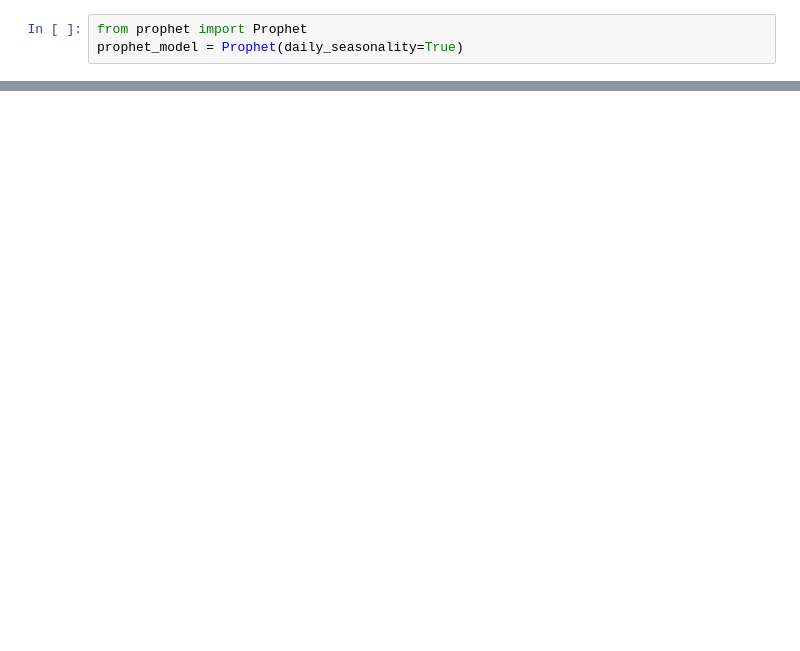
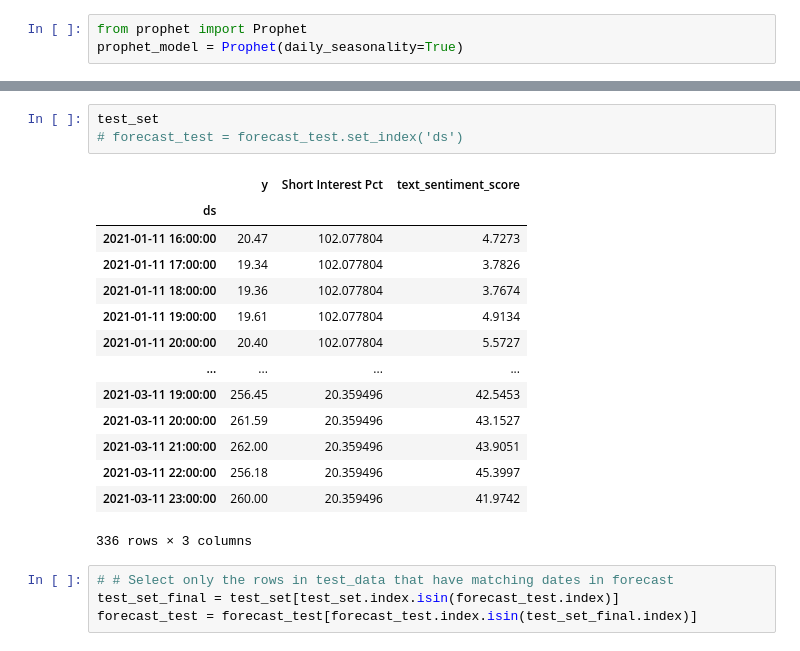
Before and after one commit to SaberQ19/socioPhysics_DiamondHands, a Jupyter notebook: StocksAndPosts.ipynb, the cells around one changed output, grey strips where cells are left out. Saved outputs shown, nothing was run; the diff lists cells and outputs as text; blank space fills up the shorter version.

```diff
--- a/StocksAndPosts.ipynb
+++ b/StocksAndPosts.ipynb
@@ -304,0 +591,22 @@ figure2 = prophet_model.plot_components(forecast)
+# %%
+test_set
+# forecast_test = forecast_test.set_index('ds')
+# %% [output]
+|  | y | Short Interest Pct | text_sentiment_score |
+| ds |  |  |  |
+| 2021-01-11 16:00:00 | 20.47 | 102.077804 | 4.7273 |
+| 2021-01-11 17:00:00 | 19.34 | 102.077804 | 3.7826 |
+| 2021-01-11 18:00:00 | 19.36 | 102.077804 | 3.7674 |
+| 2021-01-11 19:00:00 | 19.61 | 102.077804 | 4.9134 |
+| 2021-01-11 20:00:00 | 20.40 | 102.077804 | 5.5727 |
+| ... | ... | ... | ... |
+| 2021-03-11 19:00:00 | 256.45 | 20.359496 | 42.5453 |
+| 2021-03-11 20:00:00 | 261.59 | 20.359496 | 43.1527 |
+| 2021-03-11 21:00:00 | 262.00 | 20.359496 | 43.9051 |
+| 2021-03-11 22:00:00 | 256.18 | 20.359496 | 45.3997 |
+| 2021-03-11 23:00:00 | 260.00 | 20.359496 | 41.9742 |
+336 rows × 3 columns
+# %%
+# # Select only the rows in test_data that have matching dates in forecast
+test_set_final = test_set[test_set.index.isin(forecast_test.index)]
+forecast_test = forecast_test[forecast_test.index.isin(test_set_final.index)]
```
Also changed, not shown: parts of 27 cells of this notebook, 2 other files.
